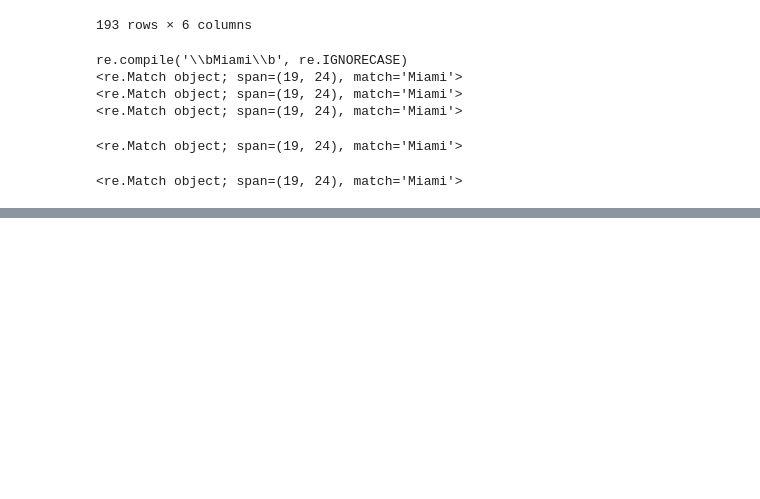
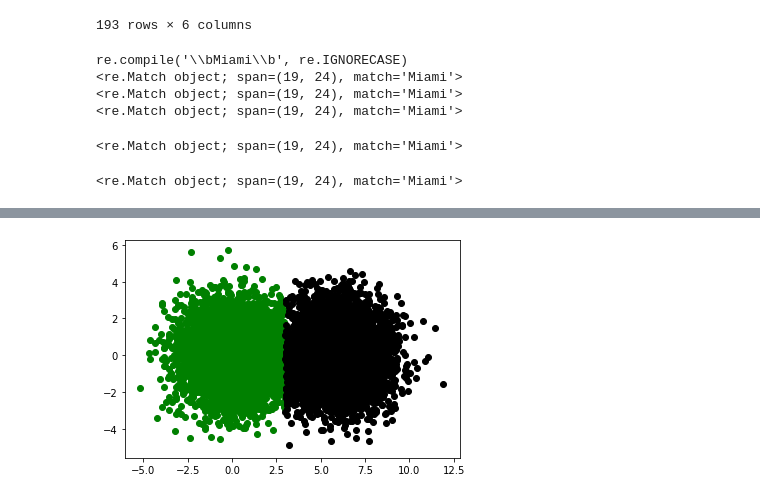
Before and after one commit to israelcv80/man_outrbreak, a Jupyter notebook: dICOVER oUTBREAKS.ipynb, the cells around one changed output, grey strips where cells are left out. Cells and saved outputs as stored; diff of their text form; code cells hidden in the pictures; blank space fills up the shorter version.

```diff
--- a/dICOVER oUTBREAKS.ipynb
+++ b/dICOVER oUTBREAKS.ipynb
@@ -256,0 +284,16 @@ len(pds[pds["headline"]=="Zika Outbreak Hits Miami"].index)
+# %%
+def color_by_cluster(darts):
+    nearest_bulls_eyes = [nearest_bulls_eye(dart) for dart in darts]
+    for bs_index in range(len(bulls_eyes)):
+        selected_darts = [darts[i] for i in range(len(darts))
+                          if bs_index == nearest_bulls_eyes[i]]
+        x_coordinates, y_coordinates = np.array(selected_darts).T
+        plt.scatter(x_coordinates, y_coordinates,
+                    color=['g', 'k'][bs_index])
+    plt.show()
+
+darts = [[x_coordinates[i], y_coordinates[i]]
+         for i in range(len(x_coordinates))]
+color_by_cluster(darts)
+# %% [output]
+[figure, added]
```
Also changed, not shown: parts of 21 cells of this notebook.
